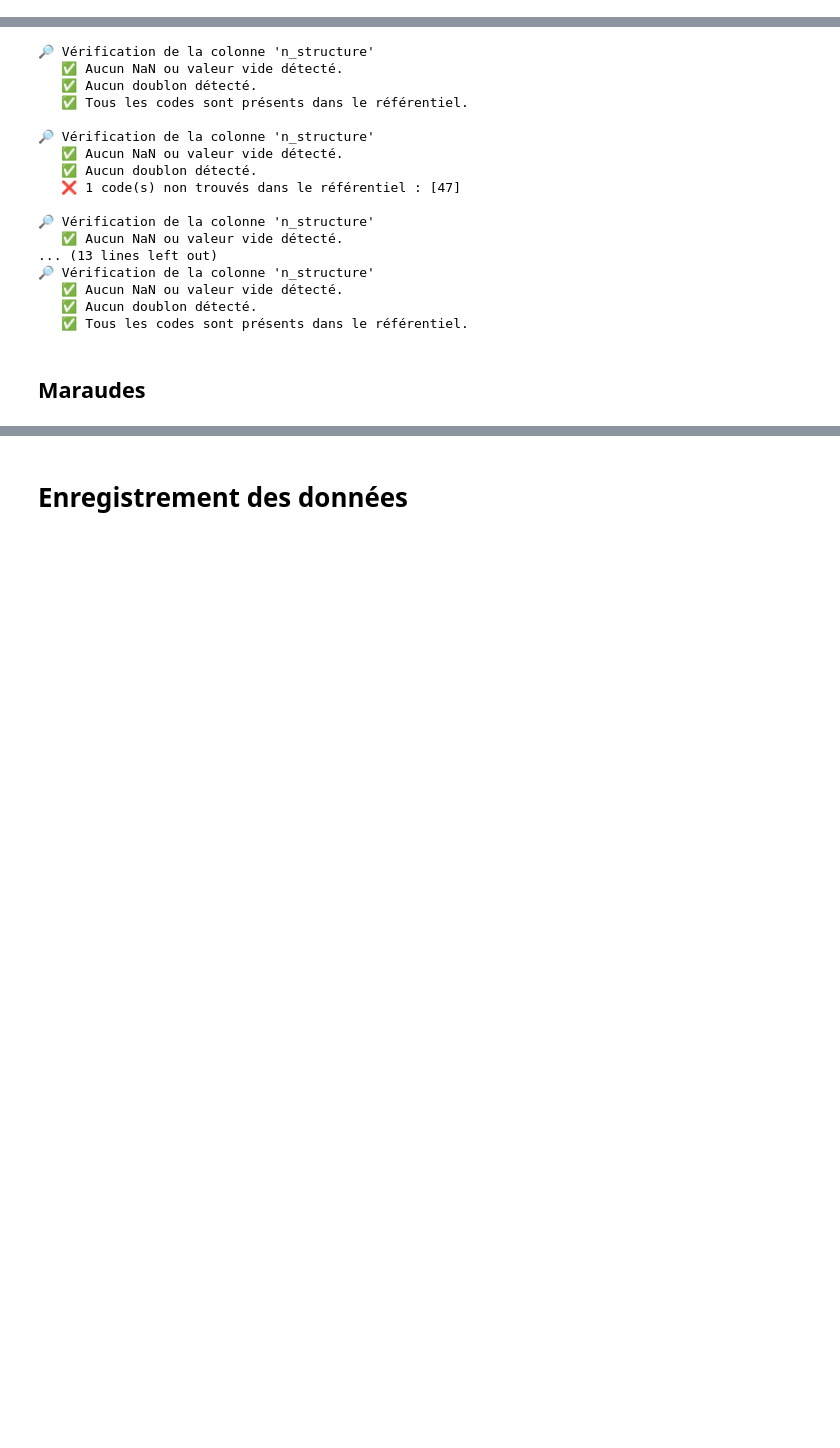
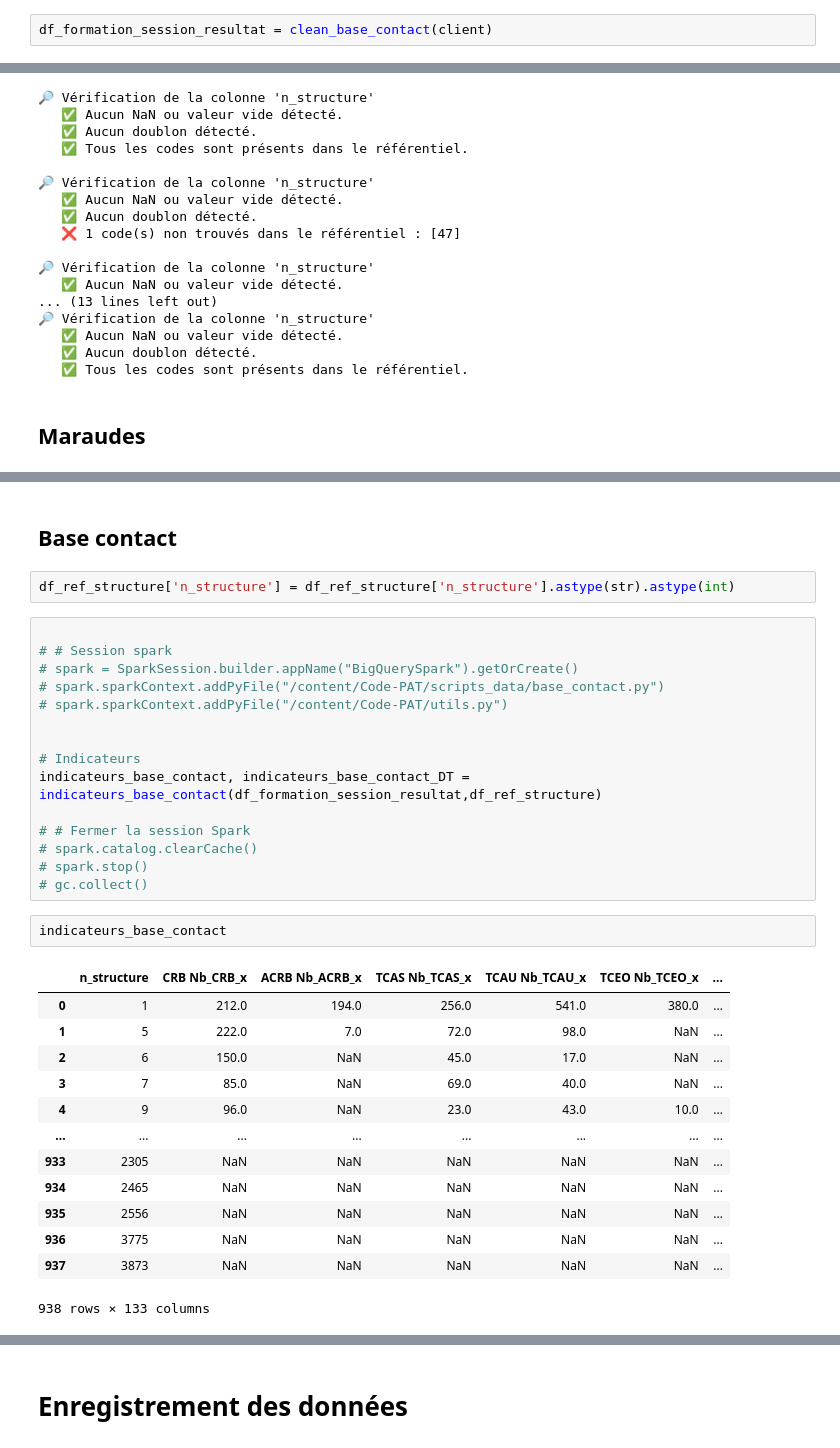
Before and after one commit to Croix-rouge-test/Code-PAT, a Jupyter notebook: Code_CSA.ipynb, the cells around one changed output, grey strips where cells are left out. Drawn from its saved outputs; the diff is of its cells as text; blank space fills up the shorter version.

Commit message:
Base_contact

```diff
--- a/Code_CSA.ipynb
+++ b/Code_CSA.ipynb
@@ -405,3 +402,5 @@ df_nb_personnes_rencontrees_sigma, df_Nb_maraudes_SIGMA, df_maraude, df_rattache
+# %%
+df_formation_session_resultat = clean_base_contact(client)
 # %% [markdown]
 # FUSION DES TABLES
 # %% [markdown]
@@ -586,0 +586,35 @@ UnboundLocalError: cannot access local variable 'Nb_maraudes_SIGMA_DT' where it
+# %% [markdown]
+## Base contact
+# %%
+df_ref_structure['n_structure'] = df_ref_structure['n_structure'].astype(str).astype(int)
+# %%
+
+# # Session spark
+# spark = SparkSession.builder.appName("BigQuerySpark").getOrCreate()
+# spark.sparkContext.addPyFile("/content/Code-PAT/scripts_data/base_contact.py")
+# spark.sparkContext.addPyFile("/content/Code-PAT/utils.py")
+
+
+# Indicateurs
+indicateurs_base_contact, indicateurs_base_contact_DT = indicateurs_base_contact(df_formation_session_resultat,df_ref_structure)
+
+# # Fermer la session Spark
+# spark.catalog.clearCache()
+# spark.stop()
+# gc.collect()
+# %%
+indicateurs_base_contact
+# %% [output]
+|  | n_structure | CRB Nb_CRB_x | ACRB Nb_ACRB_x | TCAS Nb_TCAS_x | TCAU Nb_TCAU_x | TCEO Nb_TCEO_x | ... |
+| 0 | 1 | 212.0 | 194.0 | 256.0 | 541.0 | 380.0 | ... |
+| 1 | 5 | 222.0 | 7.0 | 72.0 | 98.0 | NaN | ... |
+| 2 | 6 | 150.0 | NaN | 45.0 | 17.0 | NaN | ... |
+| 3 | 7 | 85.0 | NaN | 69.0 | 40.0 | NaN | ... |
+| 4 | 9 | 96.0 | NaN | 23.0 | 43.0 | 10.0 | ... |
+| ... | ... | ... | ... | ... | ... | ... | ... |
+| 933 | 2305 | NaN | NaN | NaN | NaN | NaN | ... |
+| 934 | 2465 | NaN | NaN | NaN | NaN | NaN | ... |
+| 935 | 2556 | NaN | NaN | NaN | NaN | NaN | ... |
+| 936 | 3775 | NaN | NaN | NaN | NaN | NaN | ... |
+| 937 | 3873 | NaN | NaN | NaN | NaN | NaN | ... |
+938 rows × 133 columns
```
Also changed, not shown: parts of 9 cells of this notebook.
